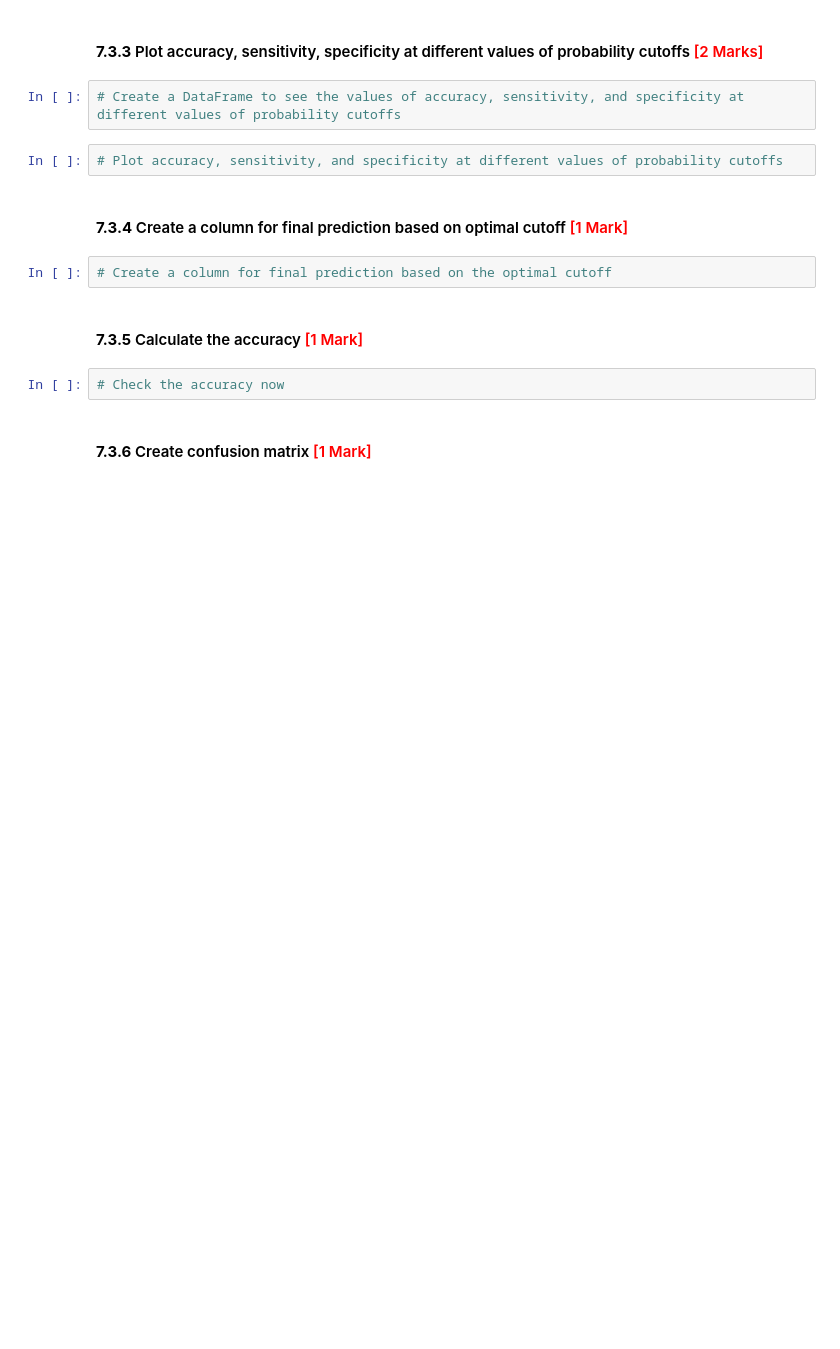
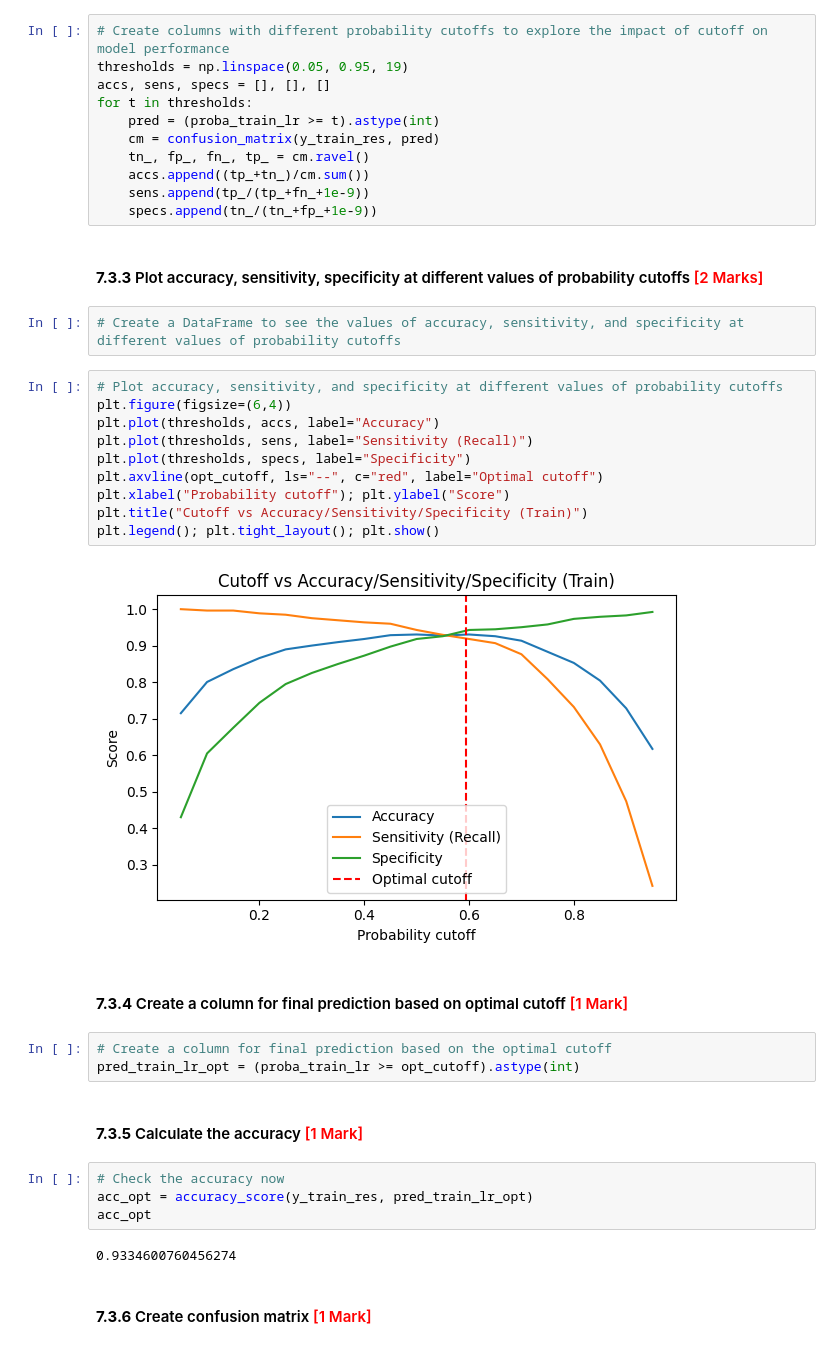
Before and after one commit to princepushparaj/UpgradMLII, a Jupyter notebook: Fraudulent_Claim_Detection_Starter.ipynb, the cells around one changed output. Cells and saved outputs as stored; diff of their text form; blank space fills up the shorter version.

Commit message:
7. Model Building

```diff
--- a/Fraudulent_Claim_Detection_Starter.ipynb
+++ b/Fraudulent_Claim_Detection_Starter.ipynb
@@ -1294,17 +1468,43 @@ After analysing the area under the curve of the ROC, check the sensitivity and s
+# %%
+# Create columns with different probability cutoffs to explore the impact of cutoff on model performance
+thresholds = np.linspace(0.05, 0.95, 19)
+accs, sens, specs = [], [], []
+for t in thresholds:
+    pred = (proba_train_lr >= t).astype(int)
+    cm = confusion_matrix(y_train_res, pred)
+    tn_, fp_, fn_, tp_ = cm.ravel()
+    accs.append((tp_+tn_)/cm.sum())
+    sens.append(tp_/(tp_+fn_+1e-9))
+    specs.append(tn_/(tn_+fp_+1e-9))
 # %% [markdown]
 #### **7.3.3** Plot accuracy, sensitivity, specificity at different values of probability cutoffs <font color="red">[2 Marks]</font>
 # %%
 # Create a DataFrame to see the values of accuracy, sensitivity, and specificity at different values of probability cutoffs
-# %%
-# Plot accuracy, sensitivity, and specificity at different values of probability cutoffs
+# %%
+# Plot accuracy, sensitivity, and specificity at different values of probability cutoffs
+plt.figure(figsize=(6,4))
+plt.plot(thresholds, accs, label="Accuracy")
+plt.plot(thresholds, sens, label="Sensitivity (Recall)")
+plt.plot(thresholds, specs, label="Specificity")
+plt.axvline(opt_cutoff, ls="--", c="red", label="Optimal cutoff")
+plt.xlabel("Probability cutoff"); plt.ylabel("Score")
+plt.title("Cutoff vs Accuracy/Sensitivity/Specificity (Train)")
+plt.legend(); plt.tight_layout(); plt.show()
+# %% [output]
+[figure, added]
 # %% [markdown]
 #### **7.3.4** Create a column for final prediction based on optimal cutoff <font color="red">[1 Mark]</font>
 # %%
 # Create a column for final prediction based on the optimal cutoff
+pred_train_lr_opt = (proba_train_lr >= opt_cutoff).astype(int)
 # %% [markdown]
 #### **7.3.5** Calculate the accuracy <font color="red">[1 Mark]</font>
 # %%
 # Check the accuracy now
+acc_opt = accuracy_score(y_train_res, pred_train_lr_opt)
+acc_opt
+# %% [output]
+0.9334600760456274
 # %% [markdown]
 #### **7.3.6** Create confusion matrix <font color="red">[1 Mark]</font>
 # %%
```
Also changed, not shown: parts of 49 cells of this notebook.
